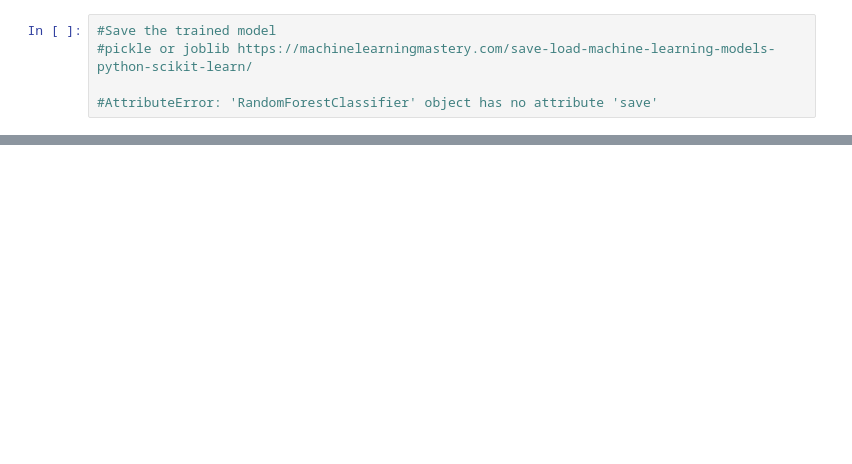
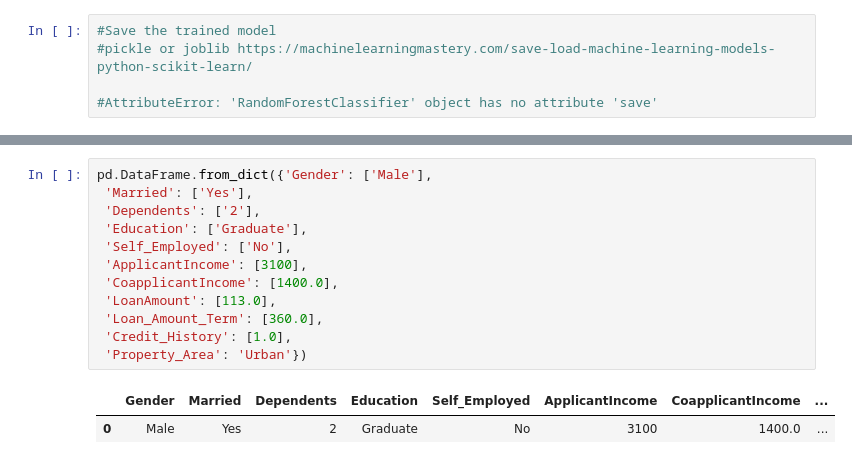
Before and after one commit to diazdez/Project-3, a Jupyter notebook: Classification models.ipynb, the cells around one changed output, grey strips where cells are left out. Drawn from its saved outputs; the diff is of its cells as text; blank space fills up the shorter version.

```diff
--- a/Classification models.ipynb
+++ b/Classification models.ipynb
@@ -344,0 +470,15 @@ weighted avg       0.80      0.72      0.64       120
+# %%
+pd.DataFrame.from_dict({'Gender': ['Male'],
+ 'Married': ['Yes'],
+ 'Dependents': ['2'],
+ 'Education': ['Graduate'],
+ 'Self_Employed': ['No'],
+ 'ApplicantIncome': [3100],
+ 'CoapplicantIncome': [1400.0],
+ 'LoanAmount': [113.0],
+ 'Loan_Amount_Term': [360.0],
+ 'Credit_History': [1.0],
+ 'Property_Area': 'Urban'})
+# %% [output]
+|  | Gender | Married | Dependents | Education | Self_Employed | ApplicantIncome | CoapplicantIncome | ... |
+| 0 | Male | Yes | 2 | Graduate | No | 3100 | 1400.0 | ... |
```
Also changed, not shown: parts of 43 cells of this notebook.
